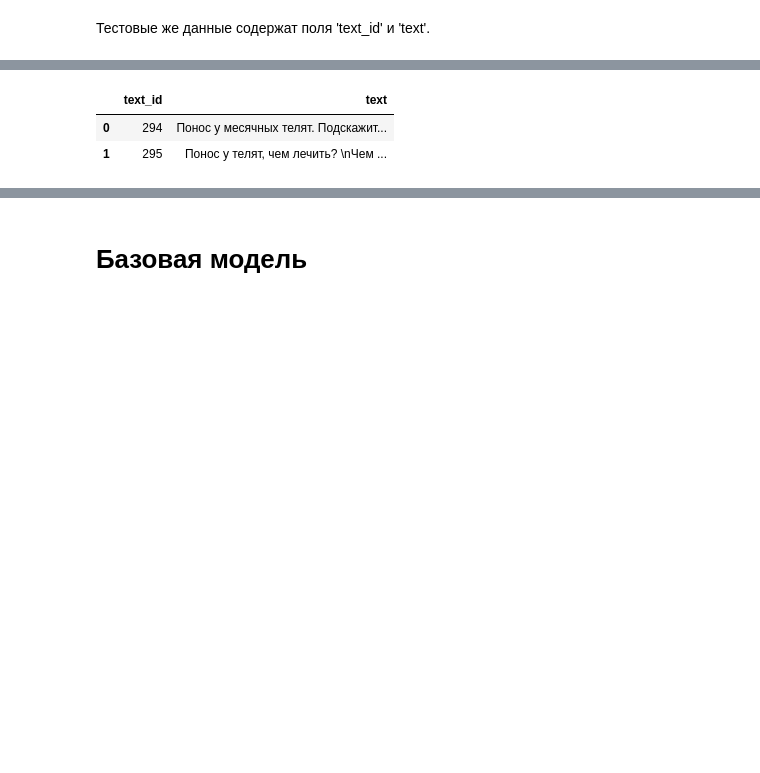
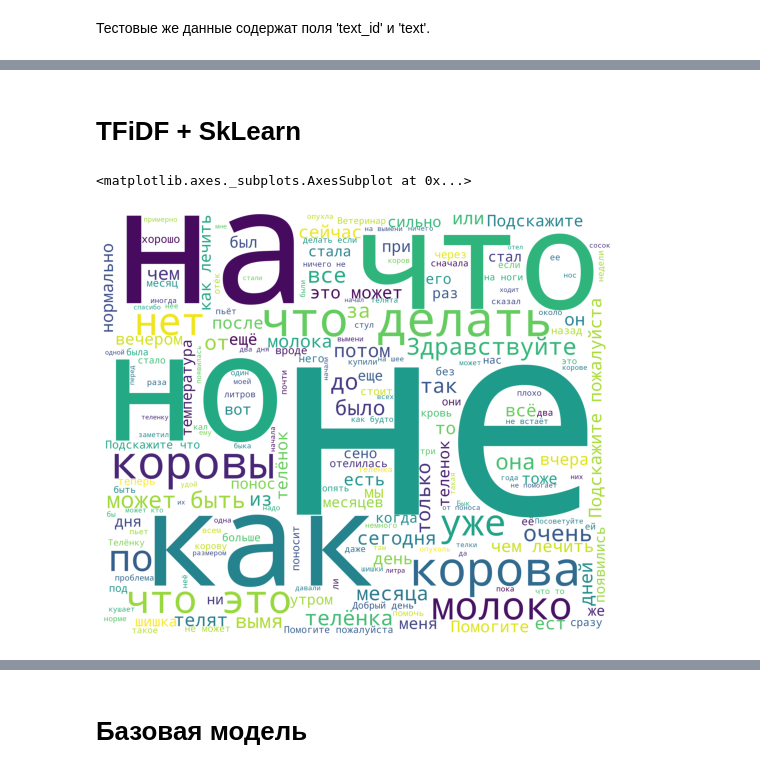
Before and after one commit to Zebrushka/AgroHackDS, a Jupyter notebook: Baseline.ipynb, the cells around one changed output, grey strips where cells are left out. Saved outputs shown, nothing was run; the diff lists cells and outputs as text; code cells hidden in the pictures; blank space fills up the shorter version.

```diff
--- a/Baseline.ipynb
+++ b/Baseline.ipynb
@@ -58,6 +56,2 @@ Name: text, dtype: object
-# %%
-test.head(2)
-# %% [output]
-|  | text_id | text |
-| 0 | 294 | Понос у месячных телят. Подскажит... |
-| 1 | 295 | Понос у телят, чем лечить? \nЧем ... |
+# %% [markdown]
+# TFiDF + SkLearn
@@ -63,0 +61,41 @@ test.head(2)
+# %%
+# Получение текстовой строки из списка слов
+def str_corpus(corpus):
+    str_corpus = ''
+    for i in corpus:
+        str_corpus += ' ' + i
+    str_corpus = str_corpus.strip()
+    return str_corpus
+
+# Получение списка всех слов в корпусе
+def get_corpus(data):
+    corpus = []
+    for phrase in data:
+        for word in phrase.split():
+            corpus.append(word)
+    return corpus
+
+# Получение облака слов
+def get_wordCloud(corpus):
+    wordCloud = WordCloud(background_color='white',
+                              stopwords=STOPWORDS,
+                              width=3000,
+                              height=2500,
+                              max_words=200,
+                              random_state=42
+                         ).generate(str_corpus(corpus))
+    return wordCloud
+
+
+corpus = get_corpus(train['text'].values)
+procWordCloud = get_wordCloud(corpus)
+
+
+fig = plt.figure(figsize=(20, 8))
+plt.subplot(1, 2, 1)
+plt.imshow(procWordCloud)
+plt.axis('off')
+plt.subplot(1, 2, 1)
+# %% [output]
+<matplotlib.axes._subplots.AxesSubplot at 0x...>
+[figure, added]
```
Also changed, not shown: parts of 41 cells of this notebook.
